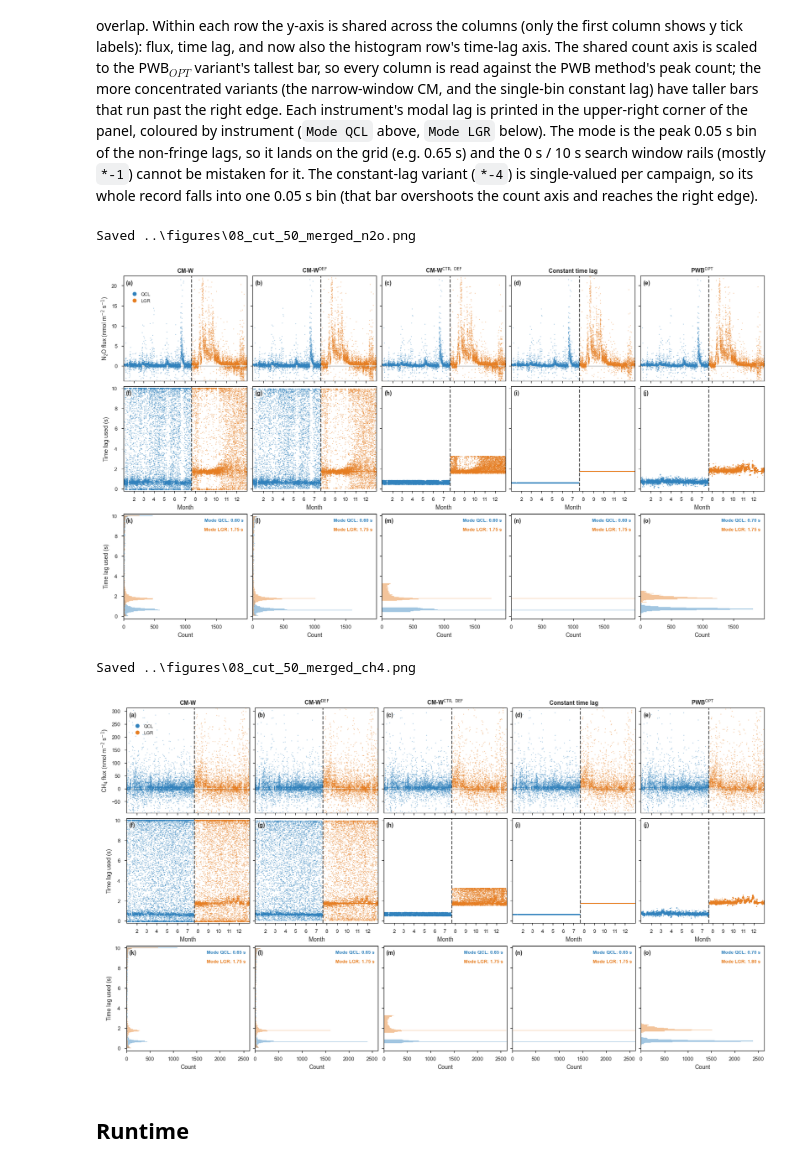
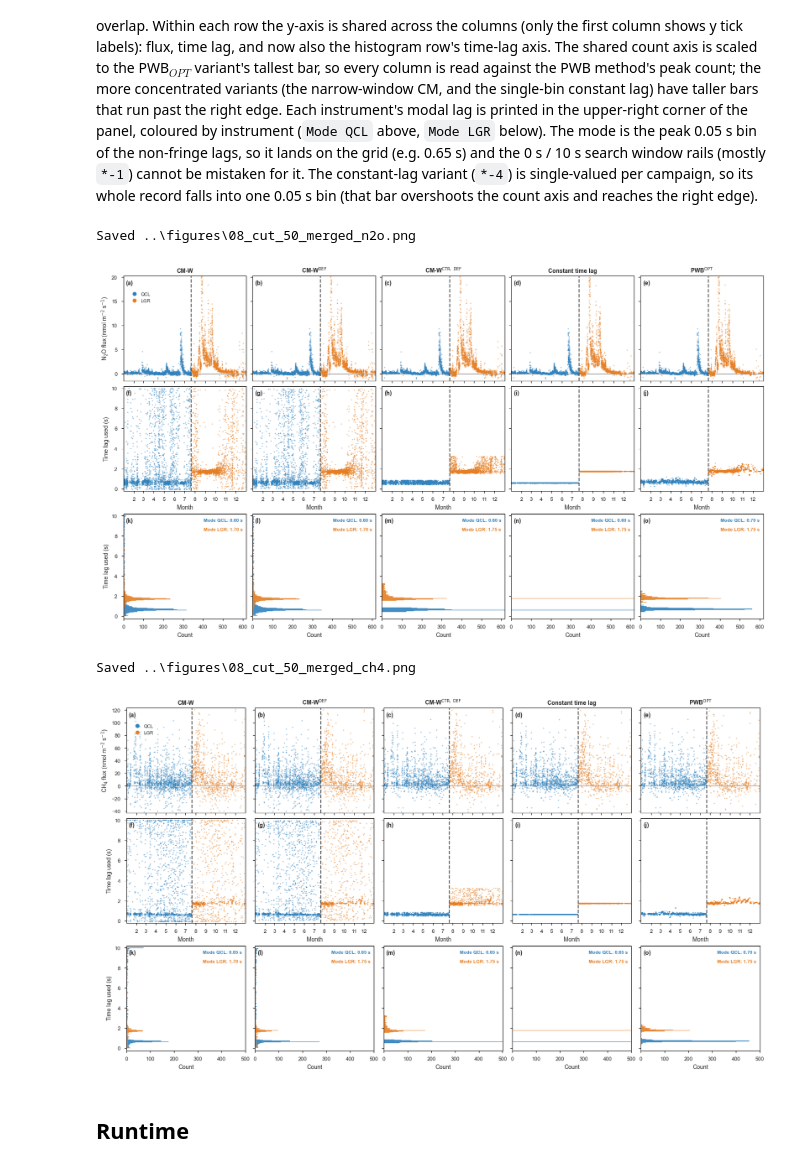
Before and after one commit to holukas/ms-timelag-comparison, a Jupyter notebook: notebooks/08_merged_analyzers_full_year.ipynb, the cells around one changed output. Cells and saved outputs as stored; diff of their text form; code cells hidden in the pictures.

Commit message:
Notebook 08: mask time lag to QC-flux records, larger markers, opaque histograms

```diff
--- a/notebooks/08_merged_analyzers_full_year.ipynb
+++ b/notebooks/08_merged_analyzers_full_year.ipynb
@@ -152,9 +155,16 @@ for var in VARIANTS:
             lagdf = _yr(load_parquet(filepath=str(SUBSETDIR / f"{code}.parquet")))
         for gas, v in GASES.items():
             df = _yr(load_parquet(filepath=str(FPCDIR / f"{code}_{v['flux']}_fpc.parquet")))
-            qcflux[(analyzer, var, gas)] = df[qc_col(v["flux"], USTAR_SCENARIO)]
+            fluxseries = df[qc_col(v["flux"], USTAR_SCENARIO)]
+            qcflux[(analyzer, var, gas)] = fluxseries
             lagcol = v["pwb_lag"] if var == PWB_VARIANT else v["lag"]
-            lag_used[(analyzer, var, gas)] = lagdf[lagcol]
+            # Keep the time lag only where the QC flux survives: quality control
+            # drops many half-hours, and a lag without a plotted flux would be
+            # misleading. Align the lag to the flux index and mask out timestamps
+            # where the flux is NaN, so the lag row, histogram and mode describe
+            # exactly the records shown in the flux row.
+            lag = lagdf[lagcol].reindex(fluxseries.index)
+            lag_used[(analyzer, var, gas)] = lag.where(fluxseries.notna())
 
     for gas in GASES:
         merged_flux[(var, gas)] = pd.concat(
@@ -224,7 +246,7 @@ def robust_ylim(values, pctl=PCTL, pad_frac=0.05):
 LAG_YLIM = (-0.2, 10.2)  # full 0 to 10 s search window with a small pad
 LO_EDGE = SEARCH_WINDOW[0] + FRINGE_MARGIN
 HI_EDGE = SEARCH_WINDOW[1] - FRINGE_MARGIN
-MARKER_S = 2       # scatter marker size for the flux and lag rows
+MARKER_S = 4       # scatter marker size for the flux and lag rows
 LETTERS = "abcdefghijklmnopqrstuvwxyz"
 # Histogram bins match the EddyPro tlag raster (BIN_S = 0.05 s) and are centred on
 # the raster multiples, so each bar sits exactly on a reported lag value.
@@ -390,37 +412,37 @@ for gas in GASES:
         for i, a in enumerate(ANALYZERS):
             c = INSTRUMENT_COLORS[a]
             counts, m = hist_cache[(var, a)]
             if counts is not None:
                 ax_hist.barh(HIST_CENTERS, counts, height=BIN_S, color=c,
-                             alpha=0.45, align="center", linewidth=0, zorder=1)
+                             alpha=0.9, align="center", linewidth=0, zorder=1)
             if m is None:
                 continue
             # Modal lag printed in the upper-right corner, coloured by instrument.
             ax_hist.text(0.97, LABEL_YFRAC[i], f"Mode {a}: {m:.2f} s",
                          transform=ax_hist.transAxes, ha="right", va="top",
                          fontsize=8, fontweight="bold", color=c, zorder=6)
         ax_hist.set_xlim(*count_xlim)
         ax_hist.set_xlabel("Count")
 
     # Shared time-lag axis for the bottom (histogram) row (set once; sharey propagates).
     axes[2, 0].set_ylim(*lag_range)
 
     axes[0, 0].set_ylabel(f"{glabel} flux (nmol m$^{{-2}}$ s$^{{-1}}$)")
     axes[1, 0].set_ylabel("Time lag used (s)")
     axes[2, 0].set_ylabel("Time lag used (s)")
     axes[0, 0].legend(handles=inst_handles, loc="upper left",
                       bbox_to_anchor=(0.02, 0.88), fontsize=8, framealpha=0.9,
                       handletextpad=0.4, borderpad=0.3)
 
     out = FIGDIR / f"08_{USTAR_SCENARIO.lower()}_merged_{gas.lower()}.png"
     fig.savefig(out, dpi=DPI, bbox_inches="tight")
     print(f"Saved {out}")
     plt.show()
 # %% [output]
 Saved ..\figures\08_cut_50_merged_n2o.png
-[figure, old version]
+[figure, new version]
 Saved ..\figures\08_cut_50_merged_ch4.png
-[figure, old version]
+[figure, new version]
 # %% [markdown]
 ## Runtime
 # %%
```
Also changed, not shown: parts of 3 cells of this notebook, 2 other files.
